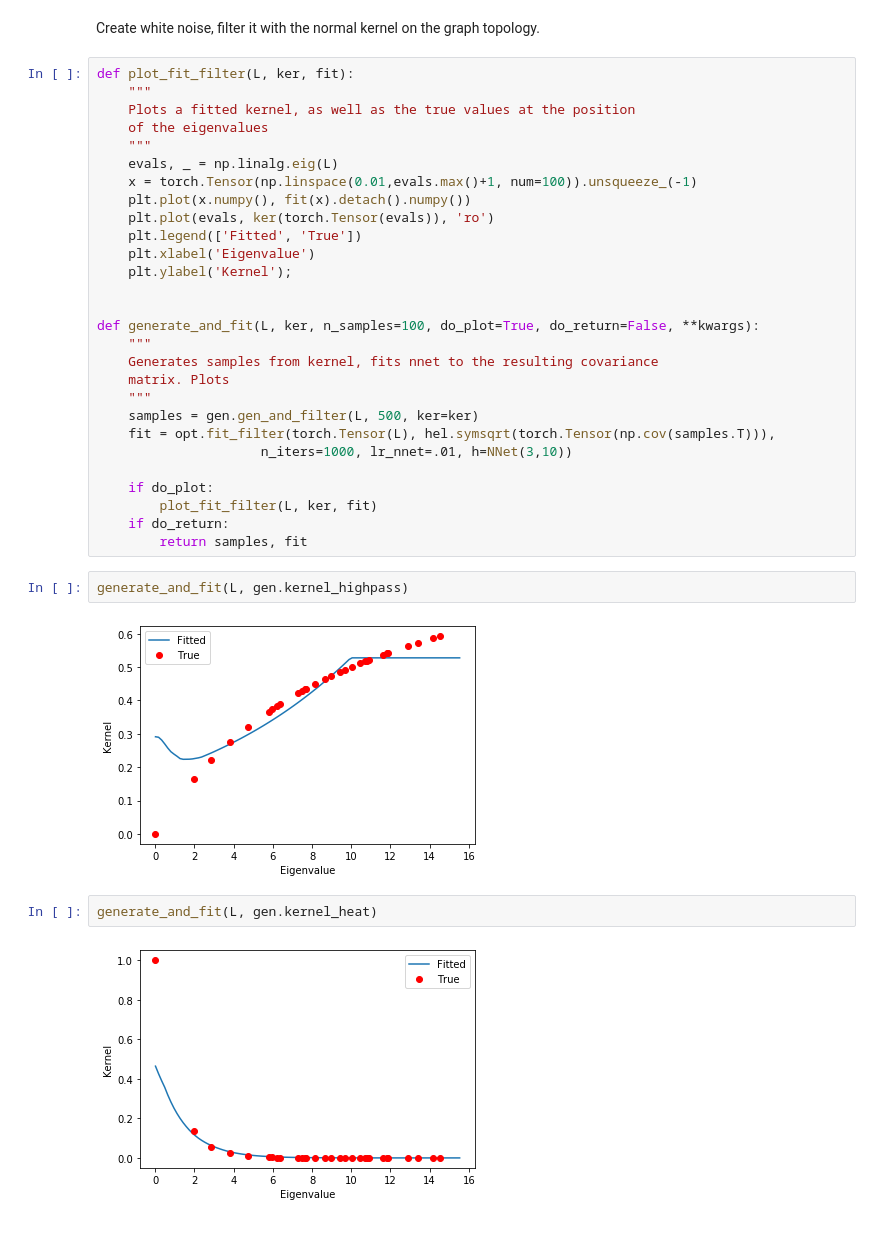
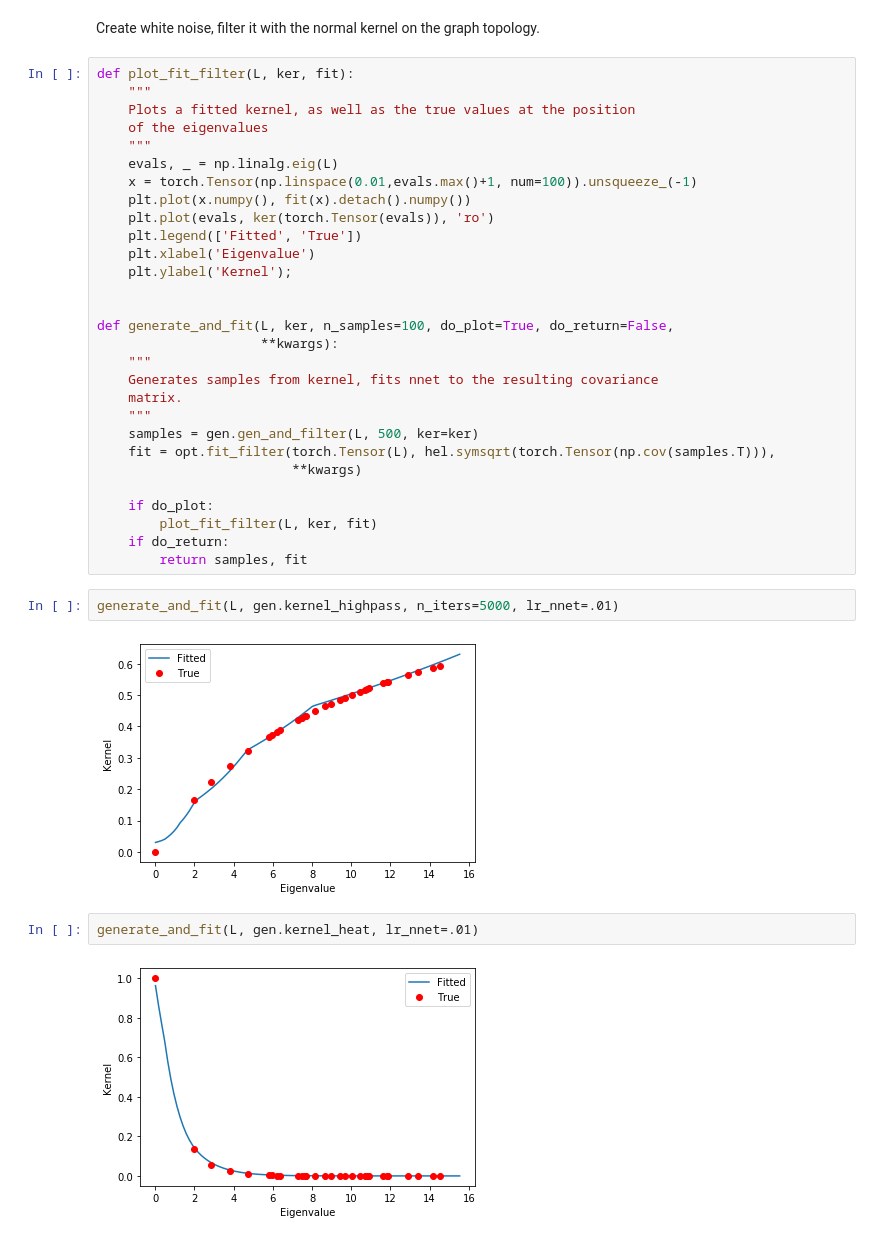
Before and after one commit to mattminder/FiGLearn, a Jupyter notebook: filter_learning.ipynb, the cells around one changed output. Drawn from its saved outputs; the diff is of its cells as text.

Commit message:
Optimization more efficient, visualization of filter learning, scaling up filter fitting

```diff
--- a/filter_learning.ipynb
+++ b/filter_learning.ipynb
@@ -42,24 +62,25 @@ def plot_fit_filter(L, ker, fit):
     plt.ylabel('Kernel');
 
 
-def generate_and_fit(L, ker, n_samples=100, do_plot=True, do_return=False, **kwargs):
+def generate_and_fit(L, ker, n_samples=100, do_plot=True, do_return=False,
+                     **kwargs):
     """
     Generates samples from kernel, fits nnet to the resulting covariance
-    matrix. Plots
+    matrix.
     """
     samples = gen.gen_and_filter(L, 500, ker=ker)
     fit = opt.fit_filter(torch.Tensor(L), hel.symsqrt(torch.Tensor(np.cov(samples.T))),
-                     n_iters=1000, lr_nnet=.01, h=NNet(3,10))
+                         **kwargs)
 
     if do_plot:
         plot_fit_filter(L, ker, fit)
     if do_return:
         return samples, fit
 # %%
-generate_and_fit(L, gen.kernel_highpass)
+generate_and_fit(L, gen.kernel_highpass, n_iters=5000, lr_nnet=.01)
 # %% [output]
-[figure, old version]
+[figure, new version]
 # %%
-generate_and_fit(L, gen.kernel_heat)
+generate_and_fit(L, gen.kernel_heat, lr_nnet=.01)
 # %% [output]
-[figure, old version]
+[figure, new version]
```
Also changed, not shown: parts of 16 cells of this notebook, 2 other files.
